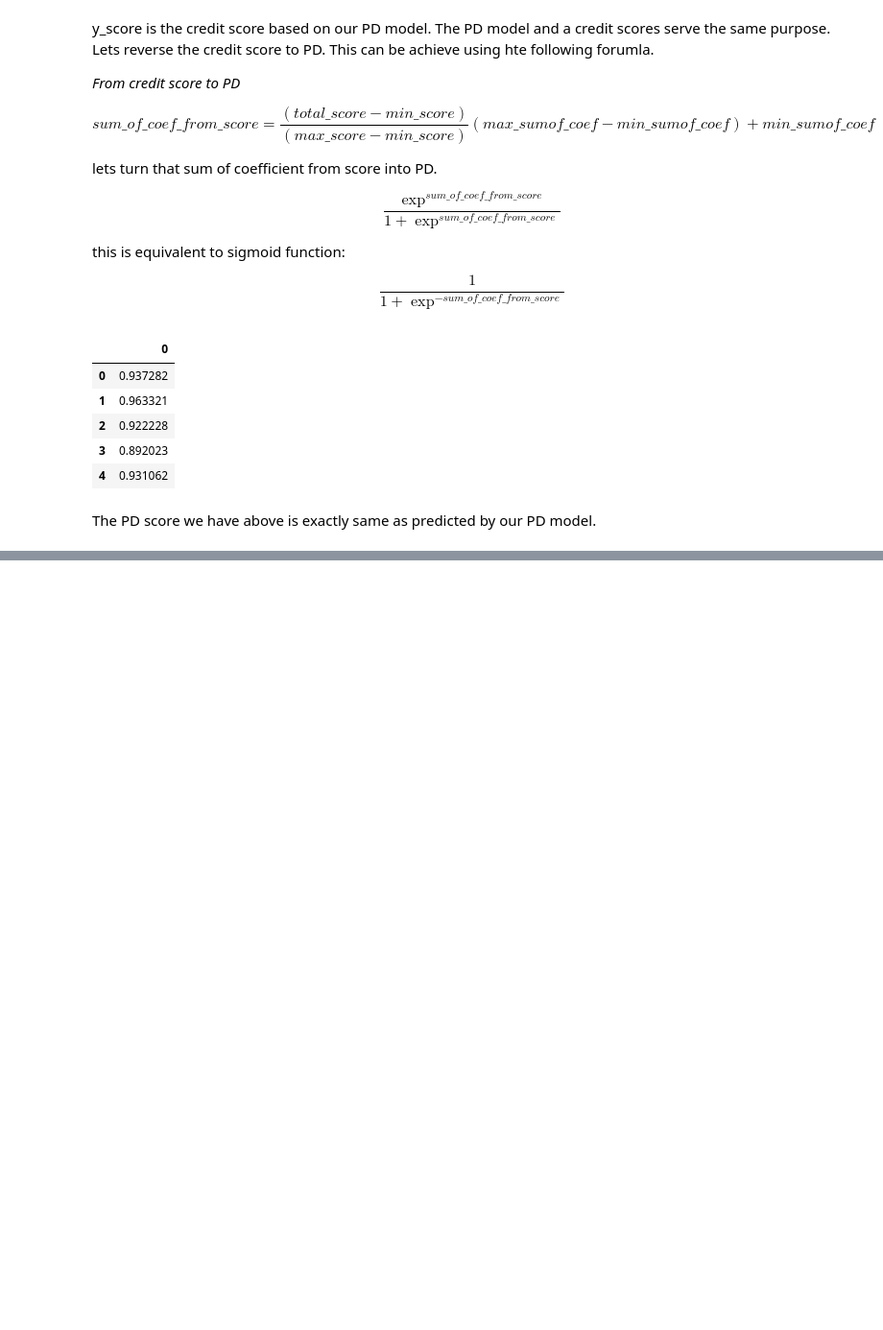
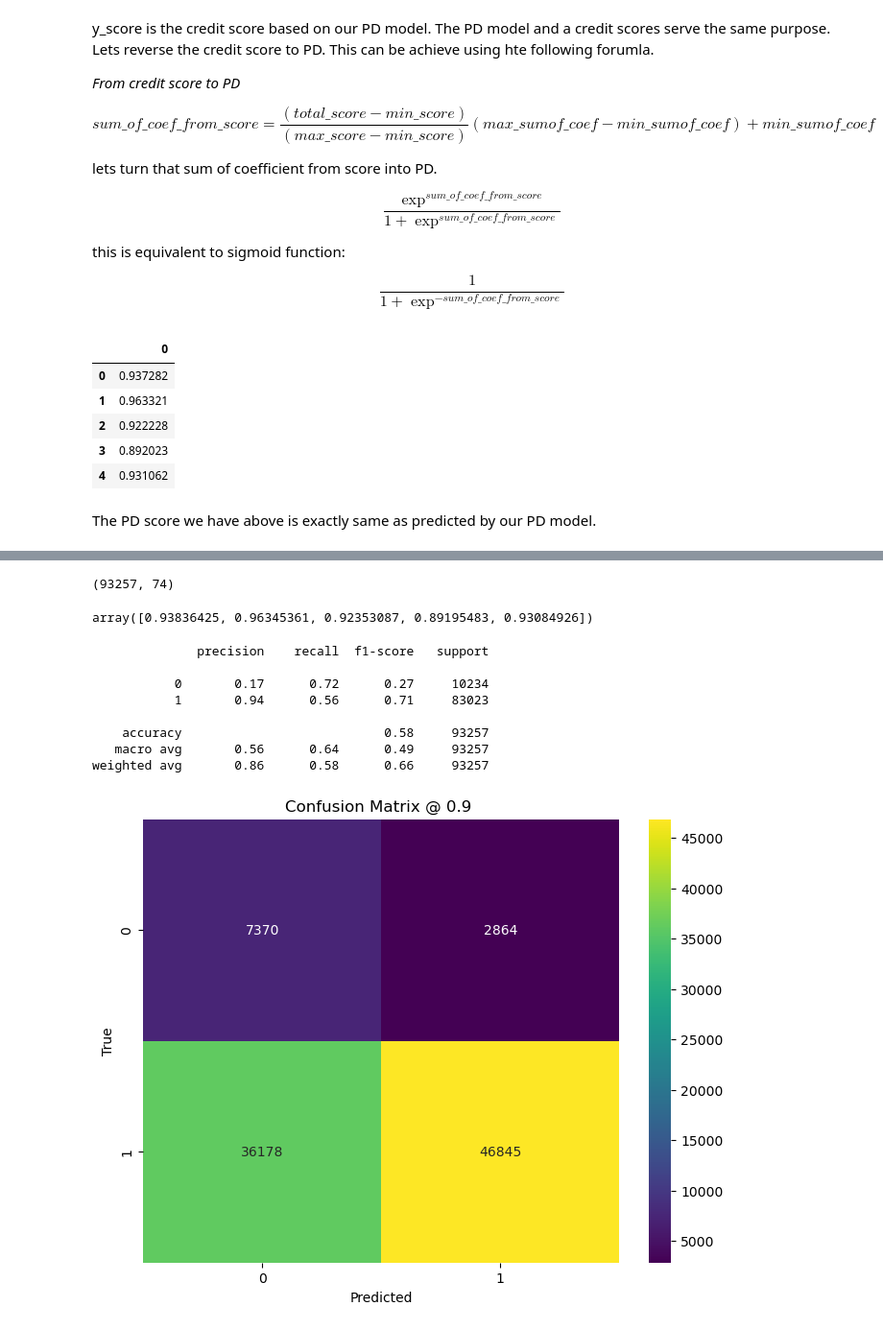
Before and after one commit to pvsnp9/credit-risk-modelling, a Jupyter notebook: decision_making.ipynb, the cells around one changed output, grey strips where cells are left out. Shown: that part at 96% size. Cells and saved outputs as stored; diff of their text form; code cells hidden in the pictures; blank space fills up the shorter version.

Commit message:
decison, cutoff score added

```diff
--- a/decision_making.ipynb
+++ b/decision_making.ipynb
@@ -347,0 +370,12 @@ The PD score we have above is exactly same as predicted by our PD model.
+# %%
+test_input = x_test.copy()
+test_input = test_input.loc[:, pd_model.feature_names]
+test_input.shape
+# %% [output]
+(93257, 74)
+# %%
+y_hat_probab = pd_model.model.predict_proba(test_input)
+y_hat = y_hat_probab[:, 1]
+y_hat[:5]
+# %% [output]
+array([0.93836425, 0.96345361, 0.92353087, 0.89195483, 0.93084926])
@@ -347,0 +386,26 @@ The PD score we have above is exactly same as predicted by our PD model.
+# %%
+threshold = 0.9
+y_hat_test = np.where((y_hat > threshold), 1,0)
+
+
+print(classification_report(y_test, y_hat_test))
+
+cm = confusion_matrix(y_test, y_hat_test)
+
+# Plot the confusion matrix using seaborn heatmap
+plt.figure(figsize=(8, 6))
+sns.heatmap(cm, annot=True, fmt="d", cmap="viridis")
+plt.title(f"Confusion Matrix @ {threshold} ")
+plt.xlabel("Predicted")
+plt.ylabel("True")
+plt.show()
+# %% [output]
+              precision    recall  f1-score   support
+
+           0       0.17      0.72      0.27     10234
+           1       0.94      0.56      0.71     83023
+
+    accuracy                           0.58     93257
+   macro avg       0.56      0.64      0.49     93257
+weighted avg       0.86      0.58      0.66     93257
+[figure, added]
```
Also changed, not shown: parts of 14 cells of this notebook.
